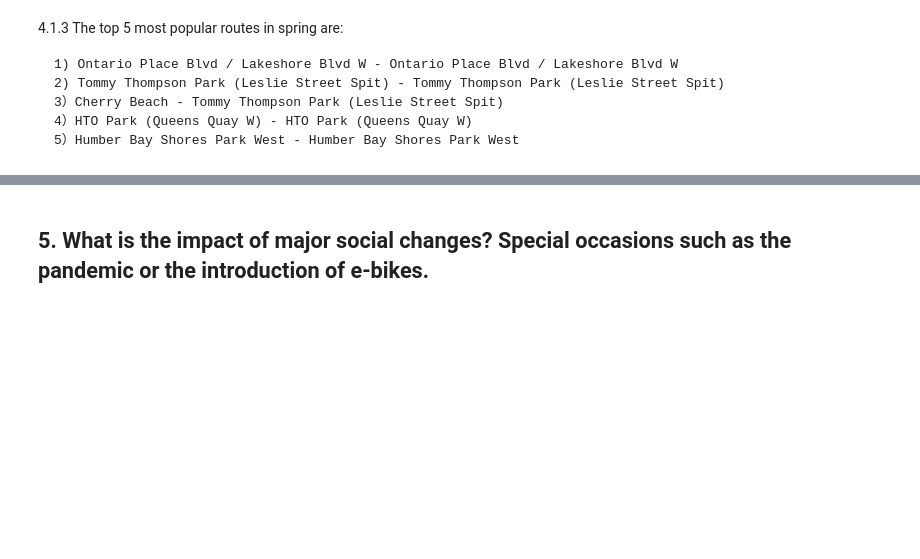
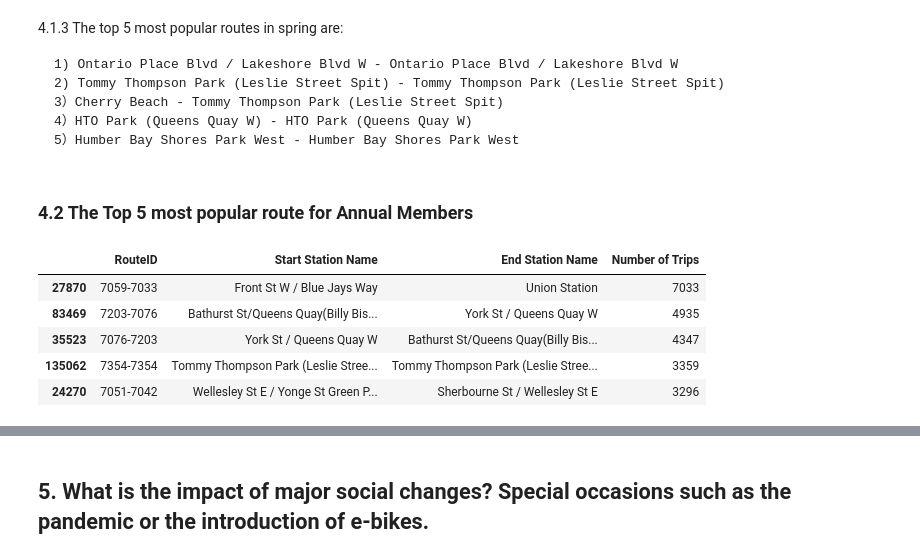
Before and after one commit to Charlotte-03/CME-DiligentDebuggers, a Jupyter notebook: project.ipynb, the cells around one changed output, grey strips where cells are left out. Cells and saved outputs as stored; diff of their text form; code cells hidden in the pictures; blank space fills up the shorter version.

```diff
--- a/project.ipynb
+++ b/project.ipynb
@@ -2171,3 +2180,27 @@ pop_routes_spring.head()
     3）Cherry Beach - Tommy Thompson Park (Leslie Street Spit)
     4）HTO Park (Queens Quay W) - HTO Park (Queens Quay W)
     5）Humber Bay Shores Park West - Humber Bay Shores Park West
+# %% [markdown]
+### 4.2 The Top 5 most popular route for Annual Members
+# %%
+#Subset dataframe to include only Casual Members and groupby Route ID.
+def pop_route_user_type(df, feature, member):
+    result_df = df[df[feature] == member].groupby("RouteID").agg({"Start Station Name":"max",
+                                                  "End Station Name":"max",
+                                                  "Trip Id":"count"}).reset_index()
+
+    result_df.rename(columns = {'Trip Id':'Number of Trips'}, inplace = True)
+    result_df= result_df.sort_values("Number of Trips",ascending=False)
+    #Sort by Number of Trips
+    return result_df
+# %%
+annual_member_df = pop_route_user_type(ridership_clean, 'User Type', 'Member')
+# %%
+annual_member_df.head()
+# %% [output]
+|  | RouteID | Start Station Name | End Station Name | Number of Trips |
+| 27870 | 7059-7033 | Front St W / Blue Jays Way | Union Station | 7033 |
+| 83469 | 7203-7076 | Bathurst St/Queens Quay(Billy Bis... | York St / Queens Quay W | 4935 |
+| 35523 | 7076-7203 | York St / Queens Quay W | Bathurst St/Queens Quay(Billy Bis... | 4347 |
+| 135062 | 7354-7354 | Tommy Thompson Park (Leslie Stree... | Tommy Thompson Park (Leslie Stree... | 3359 |
+| 24270 | 7051-7042 | Wellesley St E / Yonge St Green P... | Sherbourne St / Wellesley St E | 3296 |
```
Also changed, not shown: parts of 19 cells of this notebook.
